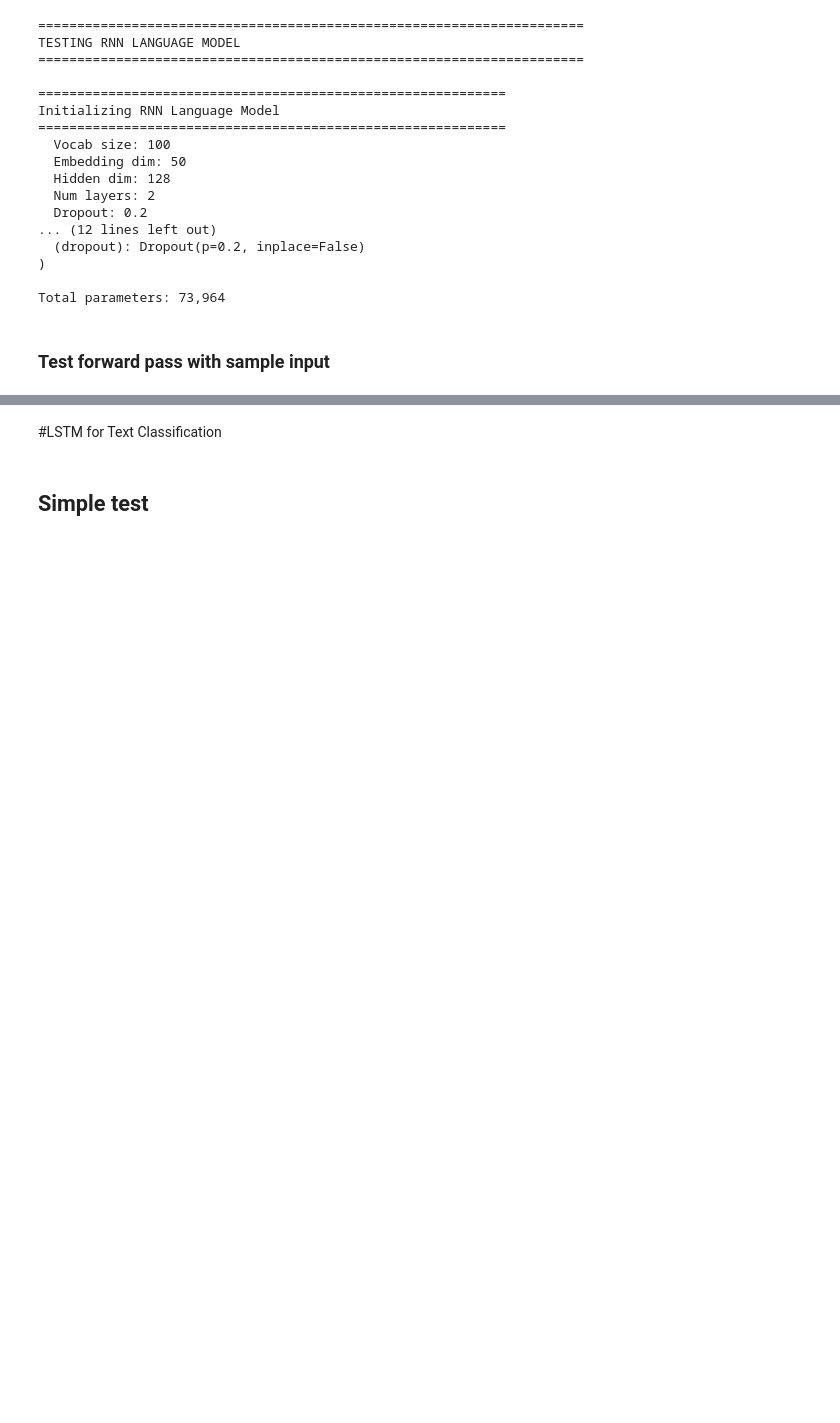
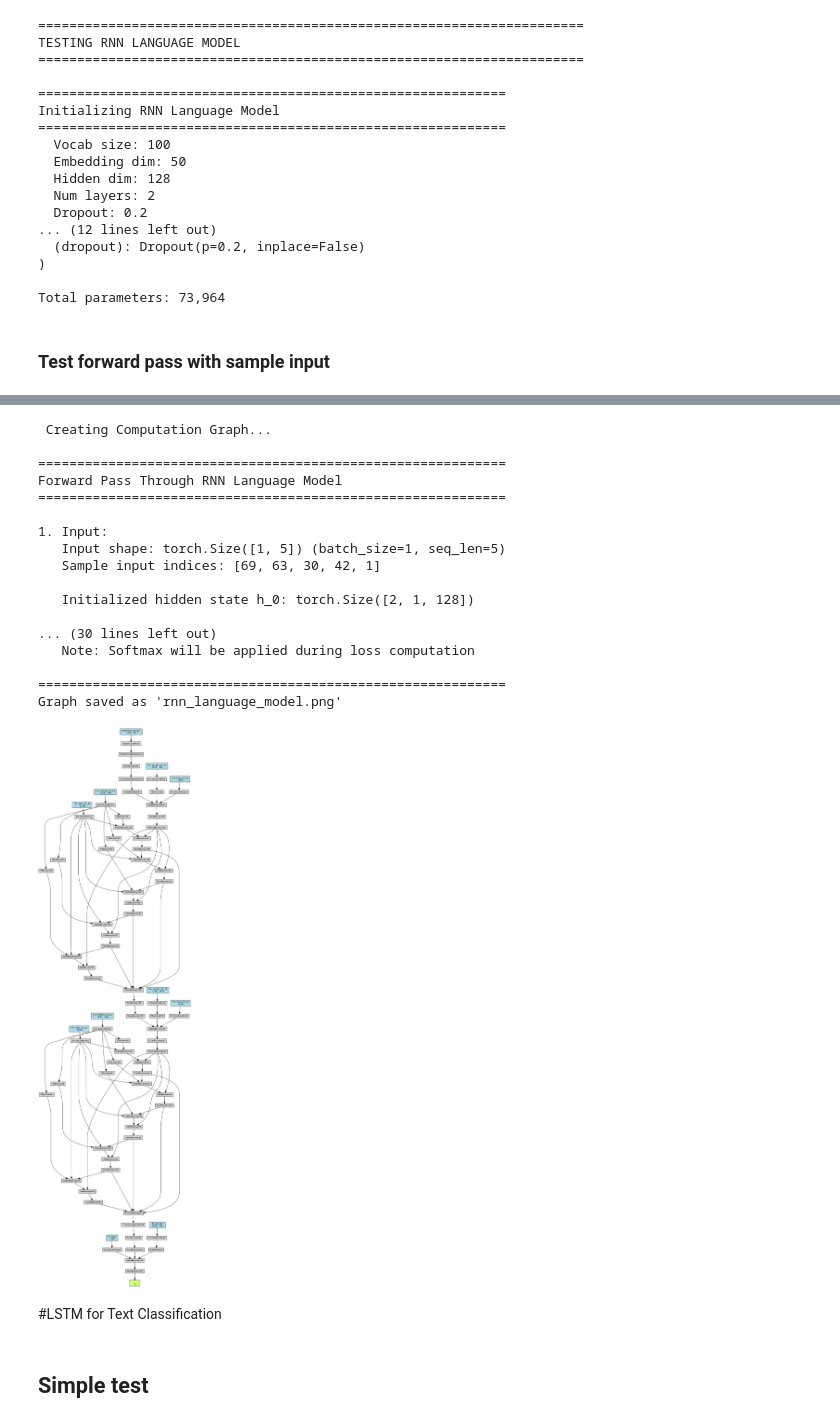
Before and after one commit to bltzr75/Practices_with_Speech_and_Language_Processing_Jurafsky_and_Martin, a Jupyter notebook: 8/Chapter_8.ipynb, the cells around one changed output, grey strips where cells are left out. Drawn from its saved outputs; the diff is of its cells as text; code cells hidden in the pictures; blank space fills up the shorter version.

Commit message:
Added summaries and viz with torchinfo and torchviz

```diff
--- a/8/Chapter_8.ipynb
+++ b/8/Chapter_8.ipynb
@@ -545,3 +597,38 @@ Final Summary:
+# %%
+# Method 2: Create computation graph with torchviz
+print("\n Creating Computation Graph...")
+
+# Forward pass to create graph
+dummy_input = torch.randint(0, vocab_size, (1, 5))  # Smaller for cleaner graph
+output, hidden = model(dummy_input)
+
+# Create the graph
+graph = make_dot(output.mean(), params=dict(model.named_parameters()))
+graph.render("rnn_language_model", format="png", cleanup=True)
+print("Graph saved as 'rnn_language_model.png'")
+
+# Display the graph
+from IPython.display import Image, display
+display(Image('rnn_language_model.png'))
+# %% [output]
+ Creating Computation Graph...
+
+============================================================
+Forward Pass Through RNN Language Model
+============================================================
+
+1. Input:
+   Input shape: torch.Size([1, 5]) (batch_size=1, seq_len=5)
+   Sample input indices: [69, 63, 30, 42, 1]
+
+   Initialized hidden state h_0: torch.Size([2, 1, 128])
+
+... (30 lines left out)
+   Note: Softmax will be applied during loss computation
+
+============================================================
+Graph saved as 'rnn_language_model.png'
+[figure, added]
 # %% [markdown]
 #LSTM for Text Classification
 # %%
```
Also changed, not shown: parts of 9 cells of this notebook, 3 other files.
